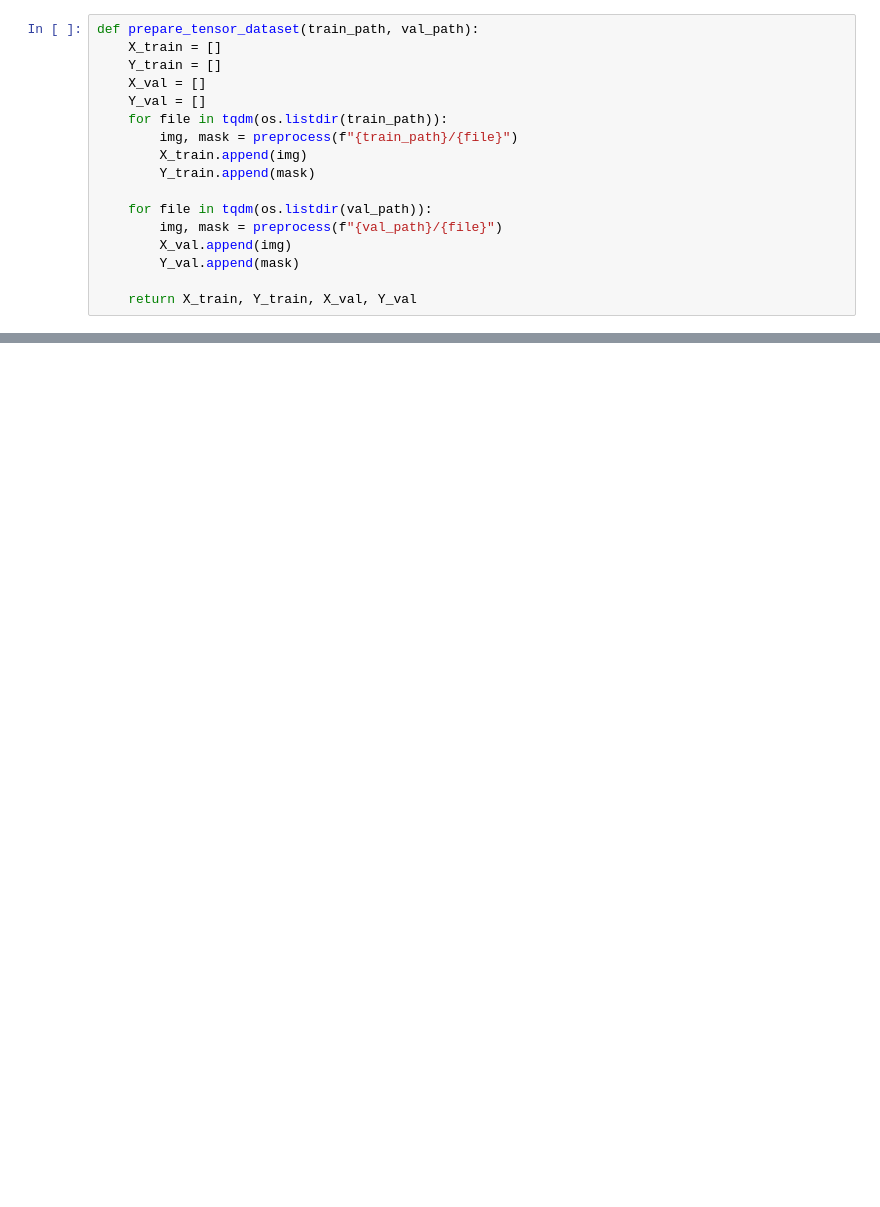
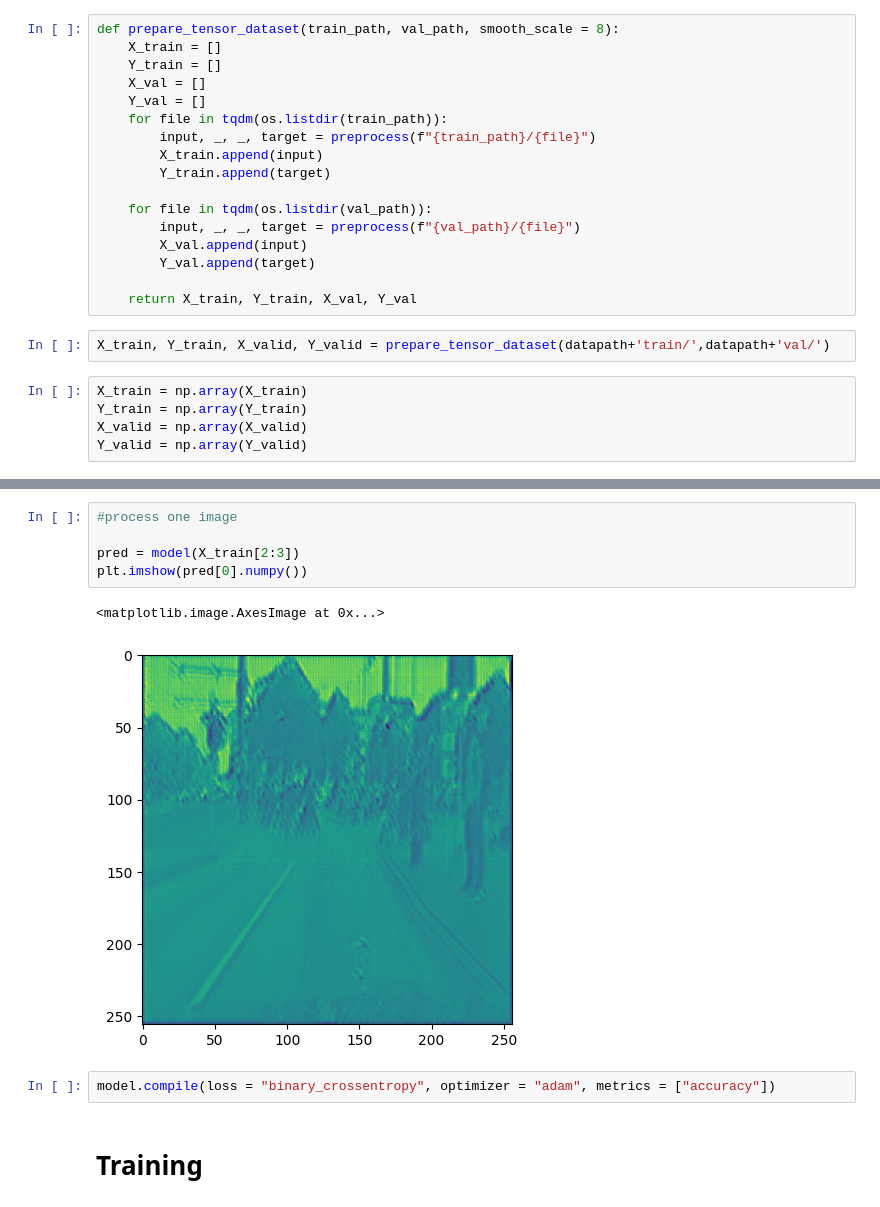
Before and after one commit to SergeiDBykov/ai-side-projects, a Jupyter notebook: road_segmentation/segmentation_model.ipynb, the cells around one changed output, grey strips where cells are left out. Saved outputs shown, nothing was run; the diff lists cells and outputs as text; blank space fills up the shorter version.

```diff
--- a/road_segmentation/segmentation_model.ipynb
+++ b/road_segmentation/segmentation_model.ipynb
@@ -73,17 +89,24 @@ plt.imshow(road_mask)
 # %%
-def prepare_tensor_dataset(train_path, val_path):
+def prepare_tensor_dataset(train_path, val_path, smooth_scale = 8):
     X_train = []
     Y_train = []
     X_val = []
     Y_val = []
     for file in tqdm(os.listdir(train_path)):
-        img, mask = preprocess(f"{train_path}/{file}")
-        X_train.append(img)
-        Y_train.append(mask)
+        input, _, _, target = preprocess(f"{train_path}/{file}")
+        X_train.append(input)
+        Y_train.append(target)
 
     for file in tqdm(os.listdir(val_path)):
-        img, mask = preprocess(f"{val_path}/{file}")
-        X_val.append(img)
-        Y_val.append(mask)
+        input, _, _, target = preprocess(f"{val_path}/{file}")
+        X_val.append(input)
+        Y_val.append(target)
 
     return X_train, Y_train, X_val, Y_val
+# %%
+X_train, Y_train, X_valid, Y_valid = prepare_tensor_dataset(datapath+'train/',datapath+'val/')
+# %%
+X_train = np.array(X_train)
+Y_train = np.array(Y_train)
+X_valid = np.array(X_valid)
+Y_valid = np.array(Y_valid)
@@ -89,0 +178,12 @@ def prepare_tensor_dataset(train_path, val_path):
+# %%
+#process one image
+
+pred = model(X_train[2:3])
+plt.imshow(pred[0].numpy())
+# %% [output]
+<matplotlib.image.AxesImage at 0x...>
+[figure, added]
+# %%
+model.compile(loss = "binary_crossentropy", optimizer = "adam", metrics = ["accuracy"])
+# %% [markdown]
+# Training
```
Also changed, not shown: parts of 14 cells of this notebook.
